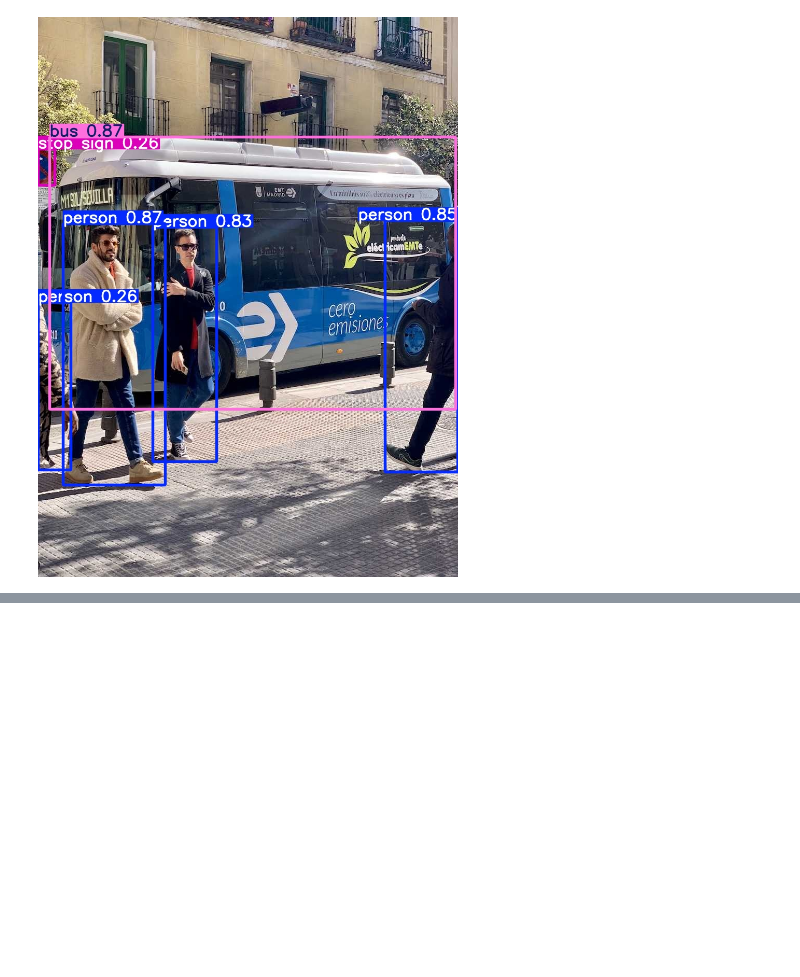
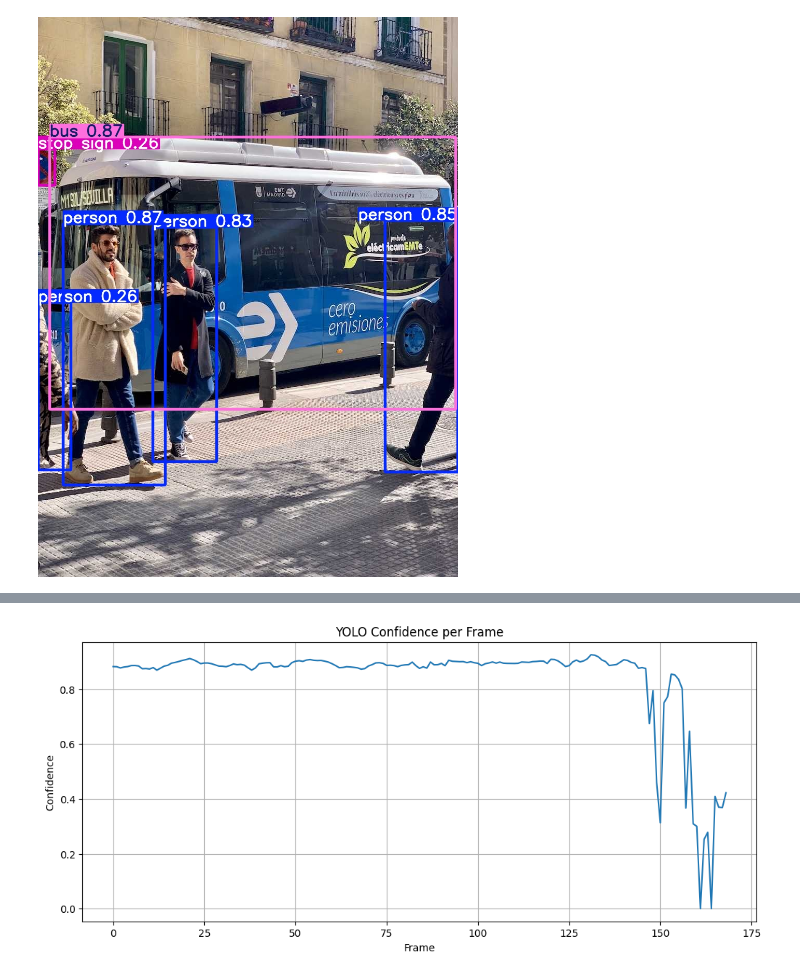
Before and after one commit to Gaurika-Sethi/Thermal-RGB-Integrated-Detection-with-Encoded-Noise-Tolerance, a Jupyter notebook: notebooks/rgb_detection_colab.ipynb, the cells around one changed output, grey strips where cells are left out. Cells and saved outputs as stored; diff of their text form; code cells hidden in the pictures; blank space fills up the shorter version.

Commit message:
Add YOLOv8 RGB detection workflow with CSV analysis

```diff
--- a/notebooks/rgb_detection_colab.ipynb
+++ b/notebooks/rgb_detection_colab.ipynb
@@ -108,0 +184,8 @@ print(torch.cuda.memory_allocated() / 1024**2, "MB")
+# %%
+import pandas as pd
+
+df = pd.read_csv(
+    "/content/drive/MyDrive/thermal project/Thermal-RGB-Integrated-Detection-with-Encoded-Noise-Tolerance/data/processed/rgb_detections.csv"
+)
+
+print(df["confidence"].describe())
@@ -108,0 +202,17 @@ print(torch.cuda.memory_allocated() / 1024**2, "MB")
+# %%
+import matplotlib.pyplot as plt
+
+plt.figure(figsize=(12,5))
+
+plt.plot(df["frame"], df["confidence"])
+
+plt.xlabel("Frame")
+plt.ylabel("Confidence")
+
+plt.title("YOLO Confidence per Frame")
+
+plt.grid(True)
+
+plt.show()
+# %% [output]
+[figure, added]
```
Also changed, not shown: parts of 9 cells of this notebook.
